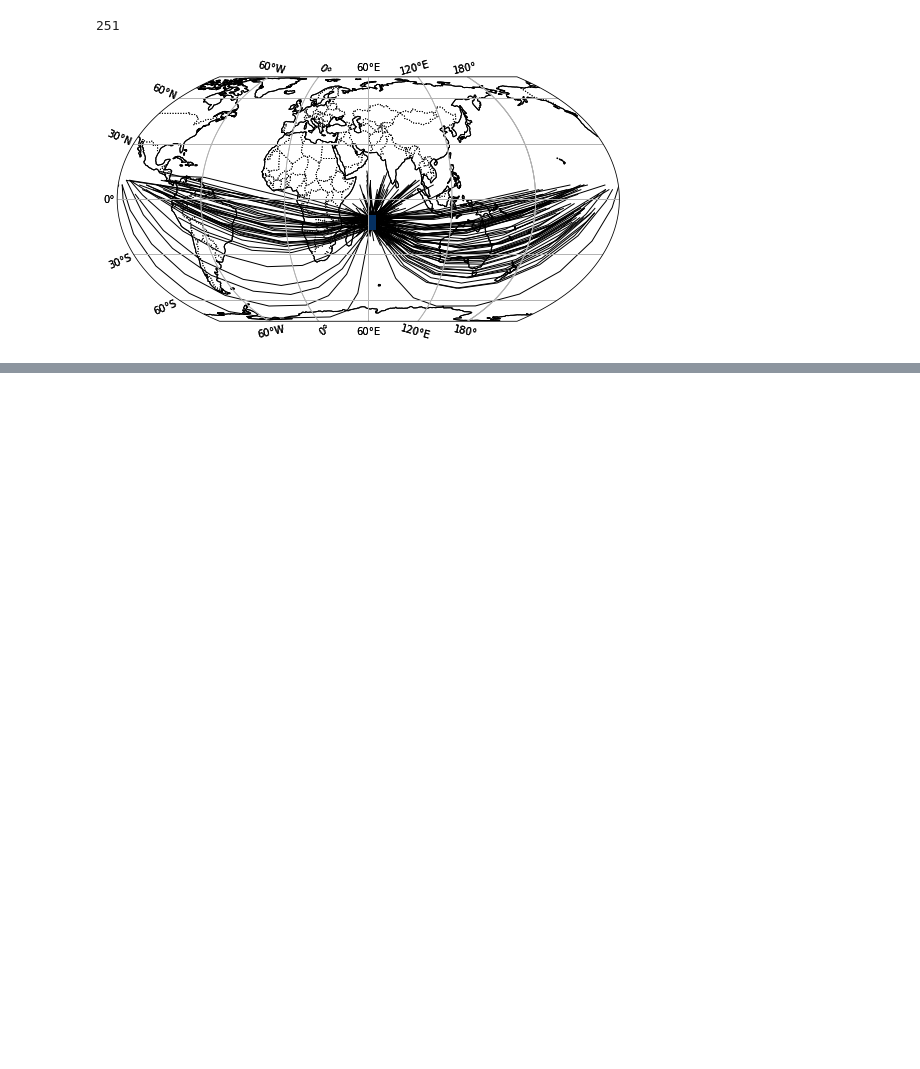
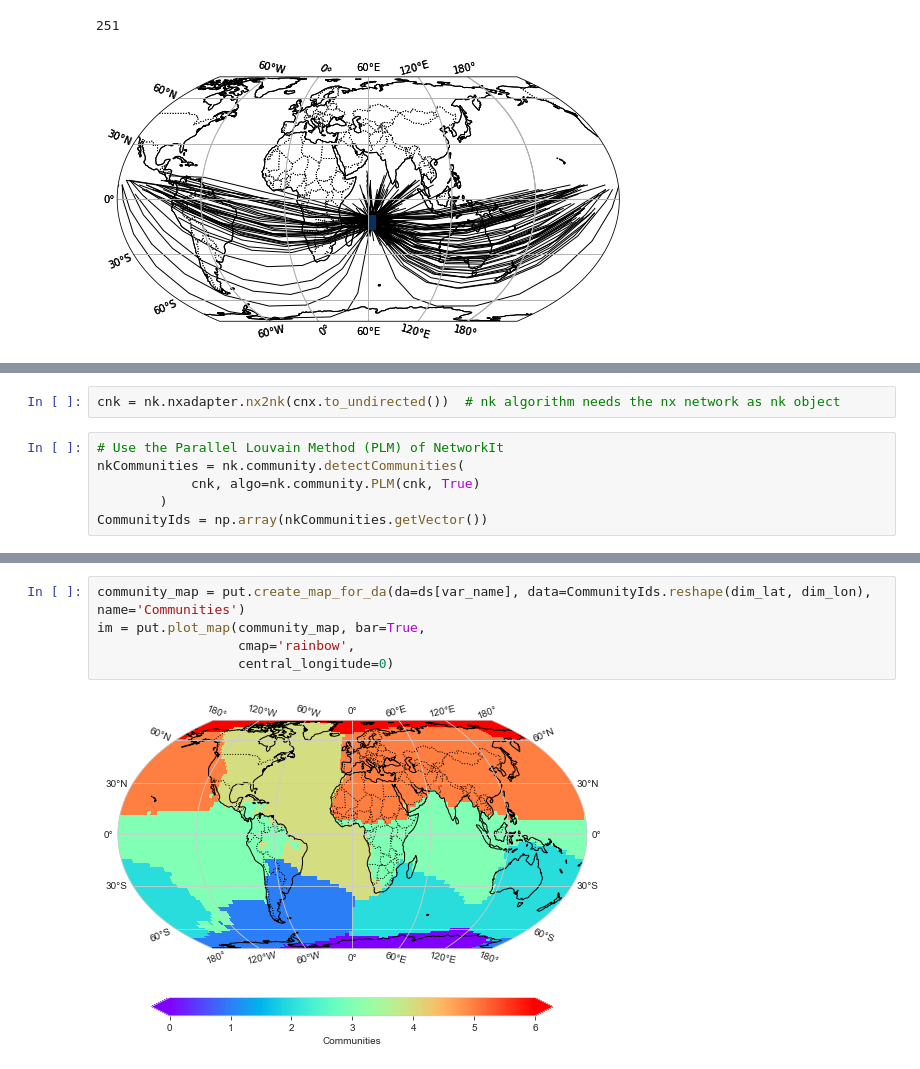
Before and after one commit to mlcs/seminar_ws22, a Jupyter notebook: 03_cn/climnet_t2m_global.ipynb, the cells around one changed output, grey strips where cells are left out. Saved outputs shown, nothing was run; the diff lists cells and outputs as text; blank space fills up the shorter version.

Commit message:
Added Community detection and agglomerative Clustering!

```diff
--- a/03_cn/climnet_t2m_global.ipynb
+++ b/03_cn/climnet_t2m_global.ipynb
@@ -200,0 +215,8 @@ put.plot_edges(cnx=cnx, edges=edge_list[::10], ax=im['ax'])  # Plot every 10th
+# %%
+cnk = nk.nxadapter.nx2nk(cnx.to_undirected())  # nk algorithm needs the nx network as nk object
+# %%
+# Use the Parallel Louvain Method (PLM) of NetworkIt
+nkCommunities = nk.community.detectCommunities(
+            cnk, algo=nk.community.PLM(cnk, True)
+        )
+CommunityIds = np.array(nkCommunities.getVector())
@@ -200,0 +233,7 @@ put.plot_edges(cnx=cnx, edges=edge_list[::10], ax=im['ax'])  # Plot every 10th
+# %%
+community_map = put.create_map_for_da(da=ds[var_name], data=CommunityIds.reshape(dim_lat, dim_lon), name='Communities')
+im = put.plot_map(community_map, bar=True,
+                  cmap='rainbow',
+                  central_longitude=0)
+# %% [output]
+[figure, added]
```
Also changed, not shown: parts of 15 cells of this notebook, 1 other file.
